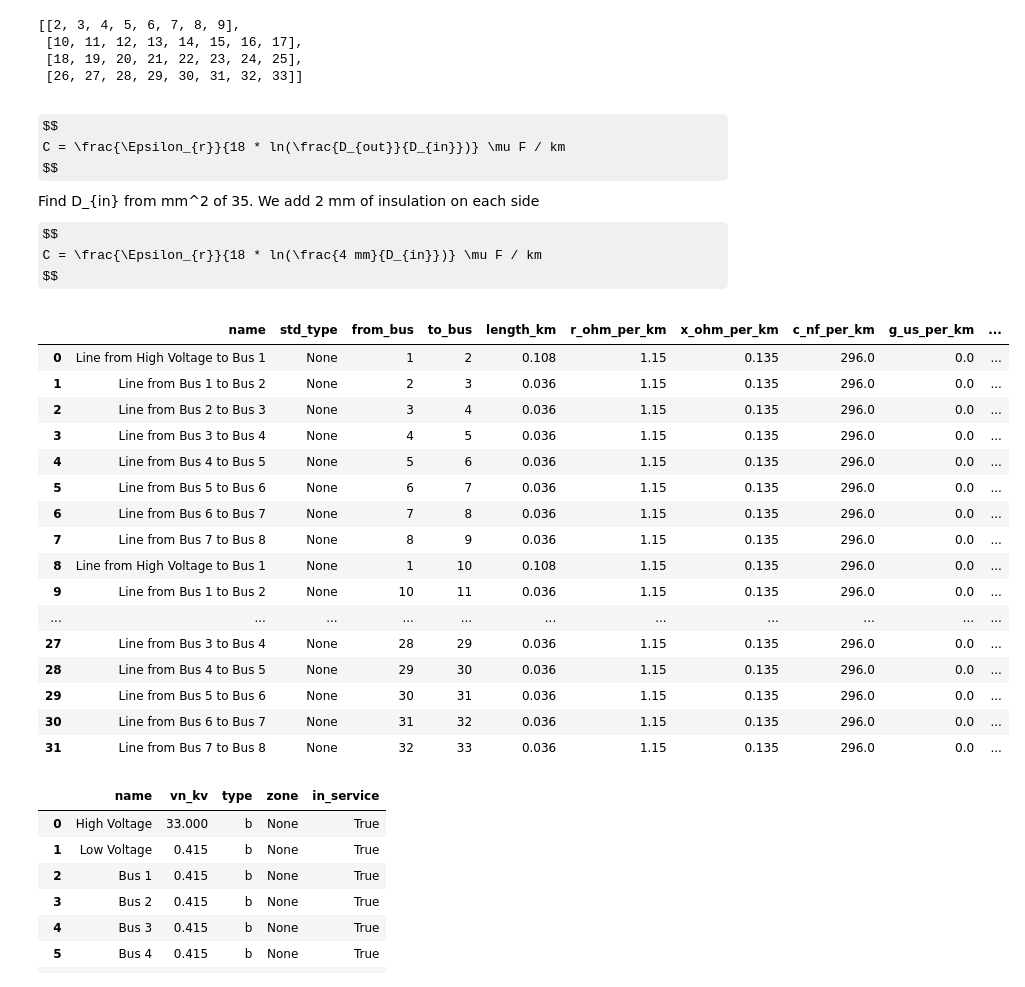
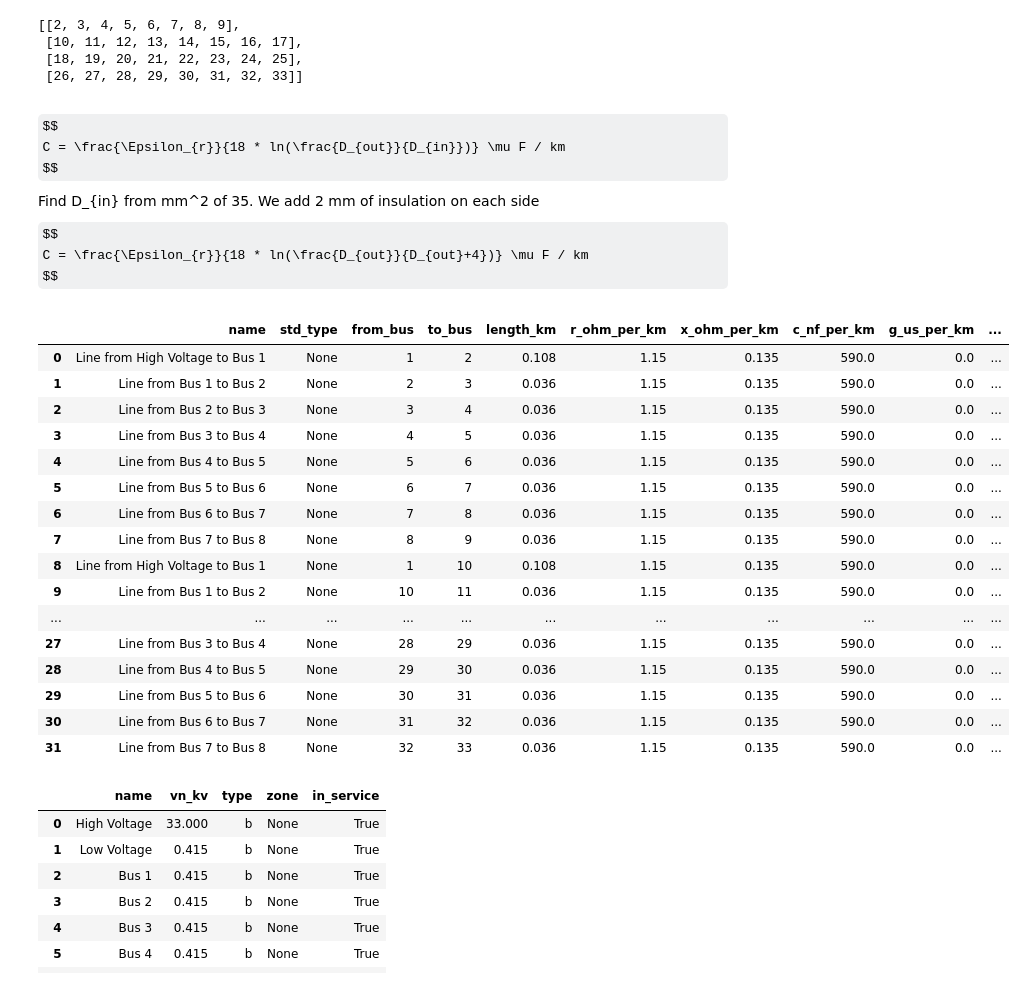
Before and after one commit to williamrodz/GridSimulationAssignment, a Jupyter notebook: AssignmentThreeCode.ipynb, the cells around one changed output. Drawn from its saved outputs; the diff is of its cells as text; code cells hidden in the pictures; some formulas as TeX source.

Commit message:
Added Transformer Loading to graph + cable 1.25 kW

```diff
--- a/AssignmentThreeCode.ipynb
+++ b/AssignmentThreeCode.ipynb
@@ -207,7 +206,7 @@ lines
 # Create a bus for each group of three houses
 power_per_house_mw = 0.002 # 2 kW
 real_power_load_per_three_houses = 3 * power_per_house_mw
-power_factor = 0.95
+power_factor = 0.9
 
 hypotenuse = real_power_load_per_three_houses / power_factor
 
@@ -224,60 +223,61 @@ C = \frac{\Epsilon_{r}}{18 * ln(\frac{D_{out}}{D_{in}})} \mu F / km
 $$
 Find D_{in} from mm^2 of 35. We add 2 mm of insulation on each side
 $$
-C = \frac{\Epsilon_{r}}{18 * ln(\frac{4 mm}{D_{in}})} \mu F / km
+C = \frac{\Epsilon_{r}}{18 * ln(\frac{D_{out}}{D_{out}+4})} \mu F / km
 $$
 # %%
 # Now create lines between the buses
-
+# For 35 mm^2 (cable for 2 kW ADMD): 1.15, 0.135, 0.59e3, 0.115
+# For 16 mm^2 (cable for 1.25 kW ADMD): 2.5, negligible, 0.437e3, 0.075
 width_of_home_km = 0.012 # 12 meters
 line_resistance_per_km = 1.15 # ohms per km
 line_reactance_per_km = 0.135 # 0.135 ohms per km
-line_capacitance_per_km = 0.296e3 # nano Farads per km
+line_capacitance_per_km = 0.59e3 # nano Farads per km
 max_thermal_current_kA = 0.115 # this is the rating of our cable in kA
 
 for line in range(num_lines):
   for i in range(num_buses_per_line):
     if i == 0:
       pp.create_line_from_parameters(
         net,
         from_bus=low_voltage_bus,
         to_bus=lines[line][i],
         length_km=width_of_home_km*9,
         r_ohm_per_km=line_resistance_per_km,
         x_ohm_per_km=line_reactance_per_km,
         c_nf_per_km=line_capacitance_per_km,
         max_i_ka=max_thermal_current_kA,
         name=f"Line from High Voltage to Bus {i+1}")
     else:
       pp.create_line_from_parameters(
         net,
         from_bus=lines[line][i-1],
         to_bus=lines[line][i],
         length_km=width_of_home_km*3,
         r_ohm_per_km=line_resistance_per_km,
         x_ohm_per_km=line_reactance_per_km,
         c_nf_per_km=line_capacitance_per_km,
         max_i_ka=max_thermal_current_kA,
         name=f"Line from Bus {i} to Bus {i+1}")
 net.line
 # %% [output]
 |  | name | std_type | from_bus | to_bus | length_km | r_ohm_per_km | x_ohm_per_km | c_nf_per_km | g_us_per_km | ... |
-| 0 | Line from High Voltage to Bus 1 | None | 1 | 2 | 0.108 | 1.15 | 0.135 | 296.0 | 0.0 | ... |
-| 1 | Line from Bus 1 to Bus 2 | None | 2 | 3 | 0.036 | 1.15 | 0.135 | 296.0 | 0.0 | ... |
-| 2 | Line from Bus 2 to Bus 3 | None | 3 | 4 | 0.036 | 1.15 | 0.135 | 296.0 | 0.0 | ... |
-| 3 | Line from Bus 3 to Bus 4 | None | 4 | 5 | 0.036 | 1.15 | 0.135 | 296.0 | 0.0 | ... |
-| 4 | Line from Bus 4 to Bus 5 | None | 5 | 6 | 0.036 | 1.15 | 0.135 | 296.0 | 0.0 | ... |
-| 5 | Line from Bus 5 to Bus 6 | None | 6 | 7 | 0.036 | 1.15 | 0.135 | 296.0 | 0.0 | ... |
-| 6 | Line from Bus 6 to Bus 7 | None | 7 | 8 | 0.036 | 1.15 | 0.135 | 296.0 | 0.0 | ... |
-| 7 | Line from Bus 7 to Bus 8 | None | 8 | 9 | 0.036 | 1.15 | 0.135 | 296.0 | 0.0 | ... |
-| 8 | Line from High Voltage to Bus 1 | None | 1 | 10 | 0.108 | 1.15 | 0.135 | 296.0 | 0.0 | ... |
-| 9 | Line from Bus 1 to Bus 2 | None | 10 | 11 | 0.036 | 1.15 | 0.135 | 296.0 | 0.0 | ... |
+| 0 | Line from High Voltage to Bus 1 | None | 1 | 2 | 0.108 | 1.15 | 0.135 | 590.0 | 0.0 | ... |
+| 1 | Line from Bus 1 to Bus 2 | None | 2 | 3 | 0.036 | 1.15 | 0.135 | 590.0 | 0.0 | ... |
+| 2 | Line from Bus 2 to Bus 3 | None | 3 | 4 | 0.036 | 1.15 | 0.135 | 590.0 | 0.0 | ... |
+| 3 | Line from Bus 3 to Bus 4 | None | 4 | 5 | 0.036 | 1.15 | 0.135 | 590.0 | 0.0 | ... |
+| 4 | Line from Bus 4 to Bus 5 | None | 5 | 6 | 0.036 | 1.15 | 0.135 | 590.0 | 0.0 | ... |
+| 5 | Line from Bus 5 to Bus 6 | None | 6 | 7 | 0.036 | 1.15 | 0.135 | 590.0 | 0.0 | ... |
+| 6 | Line from Bus 6 to Bus 7 | None | 7 | 8 | 0.036 | 1.15 | 0.135 | 590.0 | 0.0 | ... |
+| 7 | Line from Bus 7 to Bus 8 | None | 8 | 9 | 0.036 | 1.15 | 0.135 | 590.0 | 0.0 | ... |
+| 8 | Line from High Voltage to Bus 1 | None | 1 | 10 | 0.108 | 1.15 | 0.135 | 590.0 | 0.0 | ... |
+| 9 | Line from Bus 1 to Bus 2 | None | 10 | 11 | 0.036 | 1.15 | 0.135 | 590.0 | 0.0 | ... |
 | ... | ... | ... | ... | ... | ... | ... | ... | ... | ... | ... |
-| 27 | Line from Bus 3 to Bus 4 | None | 28 | 29 | 0.036 | 1.15 | 0.135 | 296.0 | 0.0 | ... |
-| 28 | Line from Bus 4 to Bus 5 | None | 29 | 30 | 0.036 | 1.15 | 0.135 | 296.0 | 0.0 | ... |
-| 29 | Line from Bus 5 to Bus 6 | None | 30 | 31 | 0.036 | 1.15 | 0.135 | 296.0 | 0.0 | ... |
-| 30 | Line from Bus 6 to Bus 7 | None | 31 | 32 | 0.036 | 1.15 | 0.135 | 296.0 | 0.0 | ... |
-| 31 | Line from Bus 7 to Bus 8 | None | 32 | 33 | 0.036 | 1.15 | 0.135 | 296.0 | 0.0 | ... |
+| 27 | Line from Bus 3 to Bus 4 | None | 28 | 29 | 0.036 | 1.15 | 0.135 | 590.0 | 0.0 | ... |
+| 28 | Line from Bus 4 to Bus 5 | None | 29 | 30 | 0.036 | 1.15 | 0.135 | 590.0 | 0.0 | ... |
+| 29 | Line from Bus 5 to Bus 6 | None | 30 | 31 | 0.036 | 1.15 | 0.135 | 590.0 | 0.0 | ... |
+| 30 | Line from Bus 6 to Bus 7 | None | 31 | 32 | 0.036 | 1.15 | 0.135 | 590.0 | 0.0 | ... |
+| 31 | Line from Bus 7 to Bus 8 | None | 32 | 33 | 0.036 | 1.15 | 0.135 | 590.0 | 0.0 | ... |
 # %%
 net.bus
 # %% [output]
```
Also changed, not shown: parts of 7 cells of this notebook.
